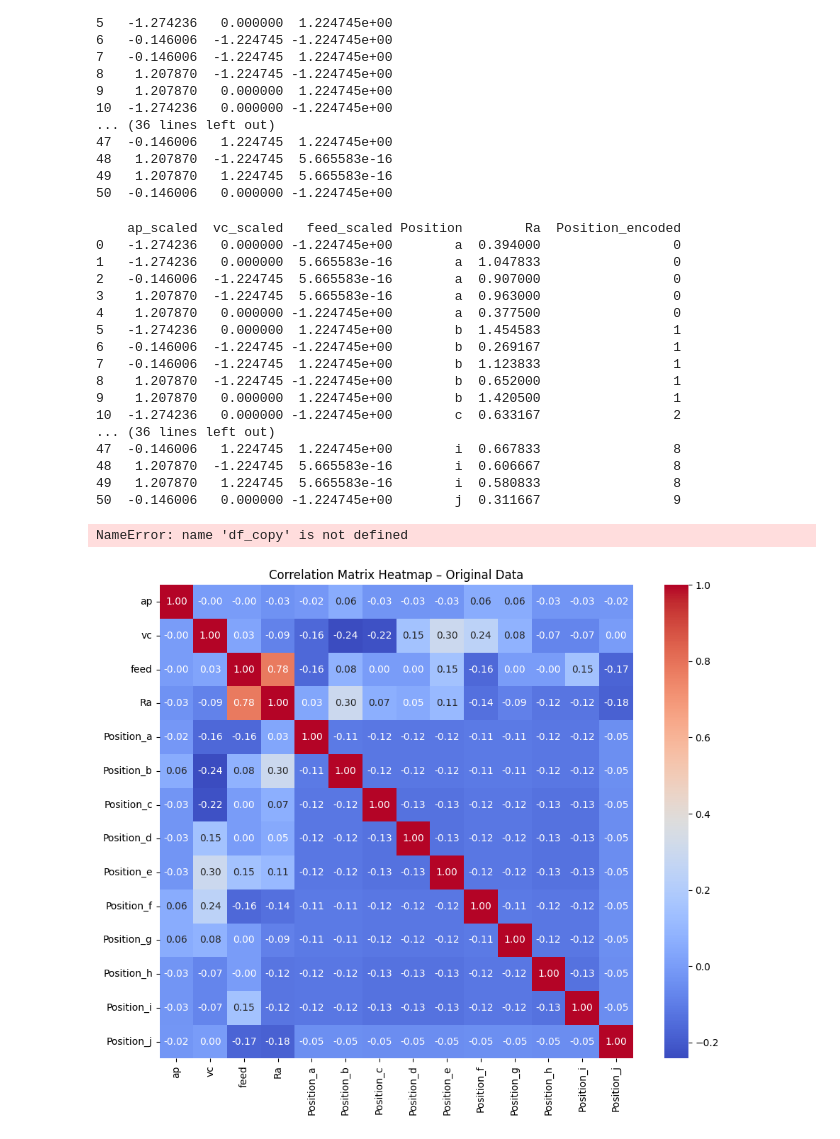
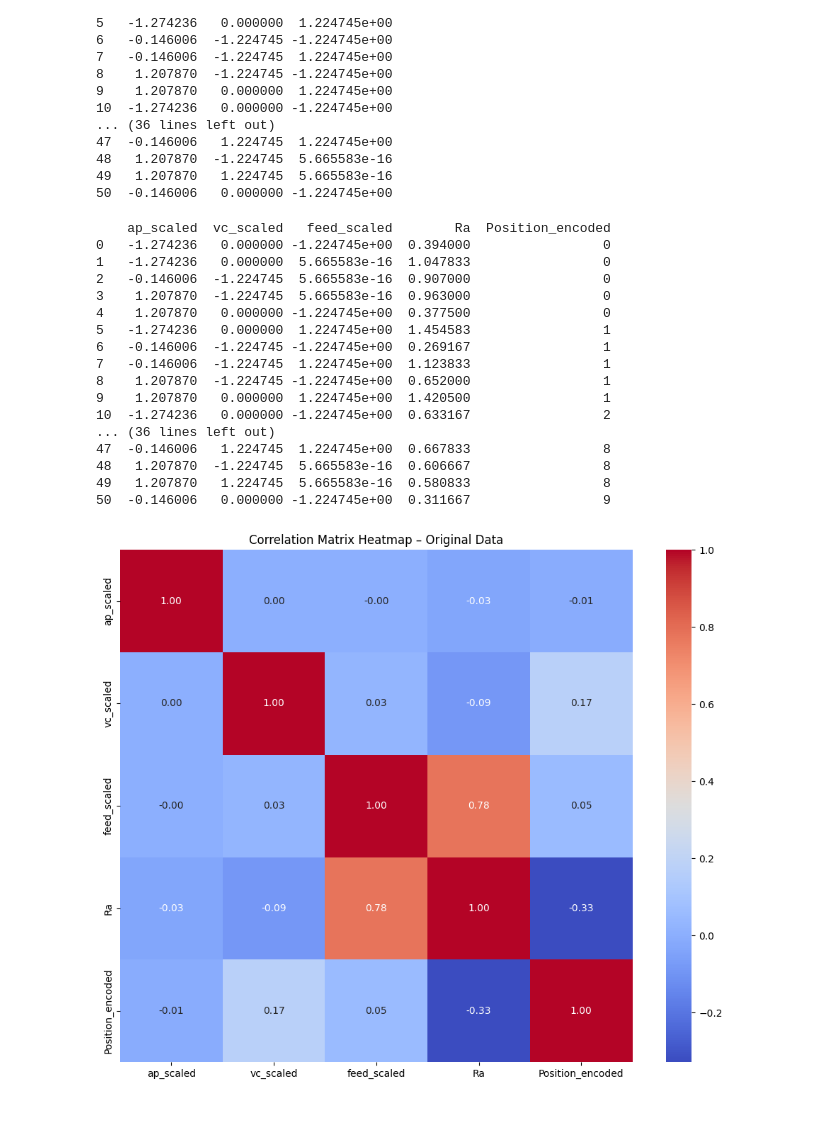
Before and after one commit to Banach-Bartosz/Surface-roughness, a Jupyter notebook: data_preprocessing.ipynb, the cells around one changed output. Cells and saved outputs as stored; diff of their text form; code cells hidden in the pictures.

```diff
--- a/data_preprocessing.ipynb
+++ b/data_preprocessing.ipynb
@@ -150,41 +152,37 @@ print(scaled_df)
 49   1.207870   1.224745  5.665583e-16
 50  -0.146006   0.000000 -1.224745e+00
 # %%
-final_df = pd.concat([scaled_df, aggregated_df.drop(columns=features_to_scale)], axis=1)
+final_df = pd.concat([scaled_df, aggregated_df.drop(columns=['ap', 'vc', 'feed','Position'])], axis=1)
 print(final_df)
 # %% [output]
-    ap_scaled  vc_scaled   feed_scaled Position        Ra  Position_encoded
-0   -1.274236   0.000000 -1.224745e+00        a  0.394000                 0
-1   -1.274236   0.000000  5.665583e-16        a  1.047833                 0
-2   -0.146006  -1.224745  5.665583e-16        a  0.907000                 0
-3    1.207870  -1.224745  5.665583e-16        a  0.963000                 0
-4    1.207870   0.000000 -1.224745e+00        a  0.377500                 0
-5   -1.274236   0.000000  1.224745e+00        b  1.454583                 1
-6   -0.146006  -1.224745 -1.224745e+00        b  0.269167                 1
-7   -0.146006  -1.224745  1.224745e+00        b  1.123833                 1
-8    1.207870  -1.224745 -1.224745e+00        b  0.652000                 1
-9    1.207870   0.000000  1.224745e+00        b  1.420500                 1
-10  -1.274236   0.000000 -1.224745e+00        c  0.633167                 2
+    ap_scaled  vc_scaled   feed_scaled        Ra  Position_encoded
+0   -1.274236   0.000000 -1.224745e+00  0.394000                 0
+1   -1.274236   0.000000  5.665583e-16  1.047833                 0
+2   -0.146006  -1.224745  5.665583e-16  0.907000                 0
+3    1.207870  -1.224745  5.665583e-16  0.963000                 0
+4    1.207870   0.000000 -1.224745e+00  0.377500                 0
+5   -1.274236   0.000000  1.224745e+00  1.454583                 1
+6   -0.146006  -1.224745 -1.224745e+00  0.269167                 1
+7   -0.146006  -1.224745  1.224745e+00  1.123833                 1
+8    1.207870  -1.224745 -1.224745e+00  0.652000                 1
+9    1.207870   0.000000  1.224745e+00  1.420500                 1
+10  -1.274236   0.000000 -1.224745e+00  0.633167                 2
 ... (36 lines left out)
-47  -0.146006   1.224745  1.224745e+00        i  0.667833                 8
-48   1.207870  -1.224745  5.665583e-16        i  0.606667                 8
-49   1.207870   1.224745  5.665583e-16        i  0.580833                 8
-50  -0.146006   0.000000 -1.224745e+00        j  0.311667                 9
+47  -0.146006   1.224745  1.224745e+00  0.667833                 8
+48   1.207870  -1.224745  5.665583e-16  0.606667                 8
+49   1.207870   1.224745  5.665583e-16  0.580833                 8
+50  -0.146006   0.000000 -1.224745e+00  0.311667                 9
-# %%
-print(df_copy)
-# %% [output]
-NameError: name 'df_copy' is not defined
 # %%
 # correlation matrix on original (unscaled) data
-corr_matrix_orig = df_encoded.corr()
+corr_matrix_orig = final_df.corr()
 
 # plot heatmap
 plt.figure(figsize=(10, 8))
 sns.heatmap(corr_matrix_orig, annot=True, cmap='coolwarm', fmt=".2f", square=True)
 plt.title("Correlation Matrix Heatmap – Original Data")
 plt.tight_layout()
 plt.show()
 # %% [output]
-[figure, old version]
+[figure, new version]
 # %%
 # wyszukiwanie outlierow
```
Also changed, not shown: parts of 13 cells of this notebook.
